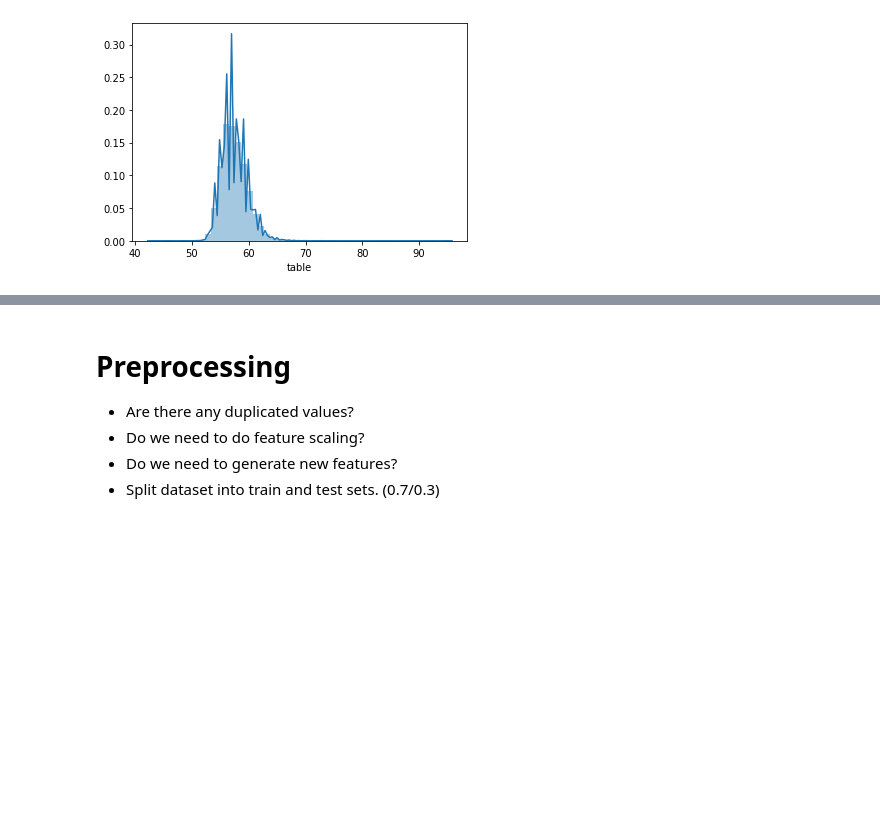
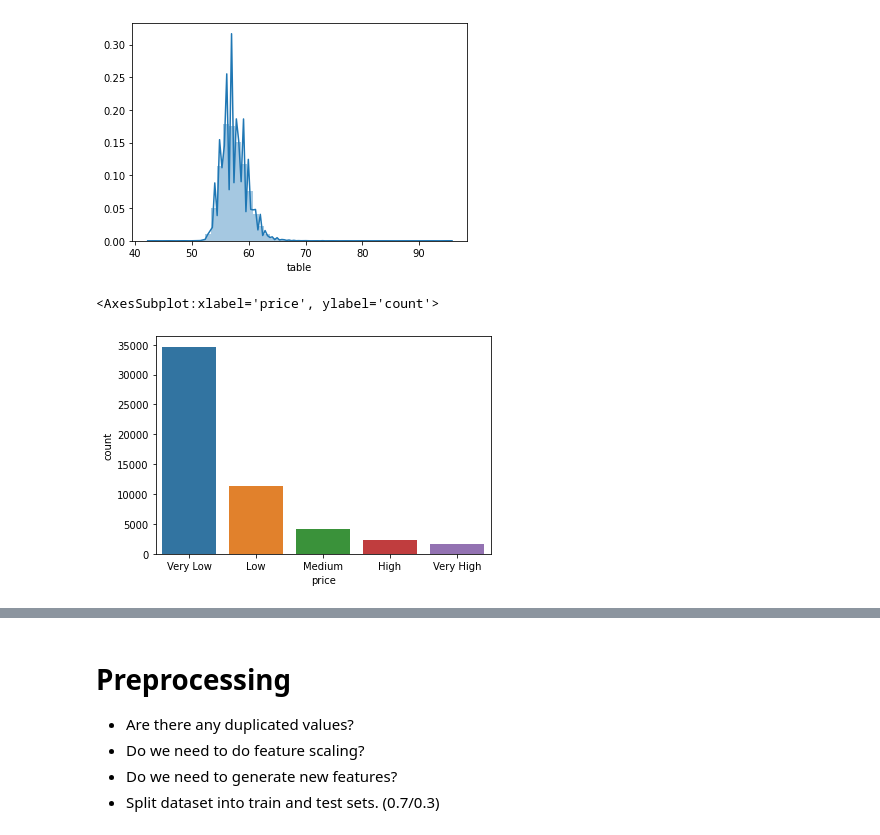
Before and after one commit to batikanor/GlobalAIHubMachineLearningCourse, a Jupyter notebook: Final Project/Final Project.ipynb, the cells around one changed output, grey strips where cells are left out. Saved outputs shown, nothing was run; the diff lists cells and outputs as text; code cells hidden in the pictures; blank space fills up the shorter version.

```diff
--- a/Final Project/Final Project.ipynb
+++ b/Final Project/Final Project.ipynb
@@ -151,0 +165,2 @@ df = df.drop(['index'], axis = 1)
+# %%
+df = df.drop_duplicates()
@@ -161,3 +180,8 @@ df = df.drop(['index'], axis = 1)
 # %% [output]
 <matplotlib.axes._subplots.AxesSubplot at 0x...>
 [figure]
+# %%
+sns.countplot(x="price", data=df)
+# %% [output]
+<AxesSubplot:xlabel='price', ylabel='count'>
+[figure, added]
```
Also changed, not shown: parts of 13 cells of this notebook.
